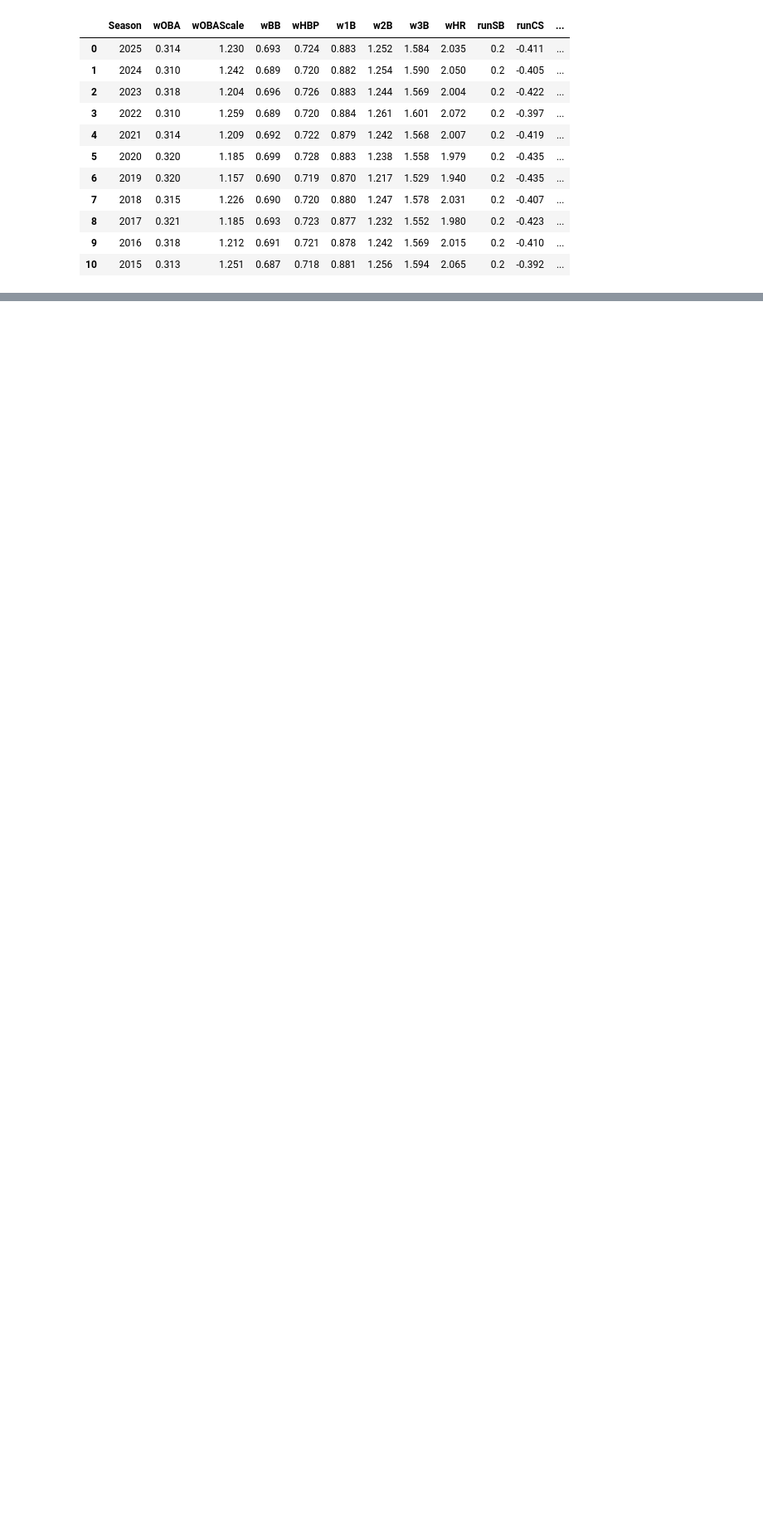
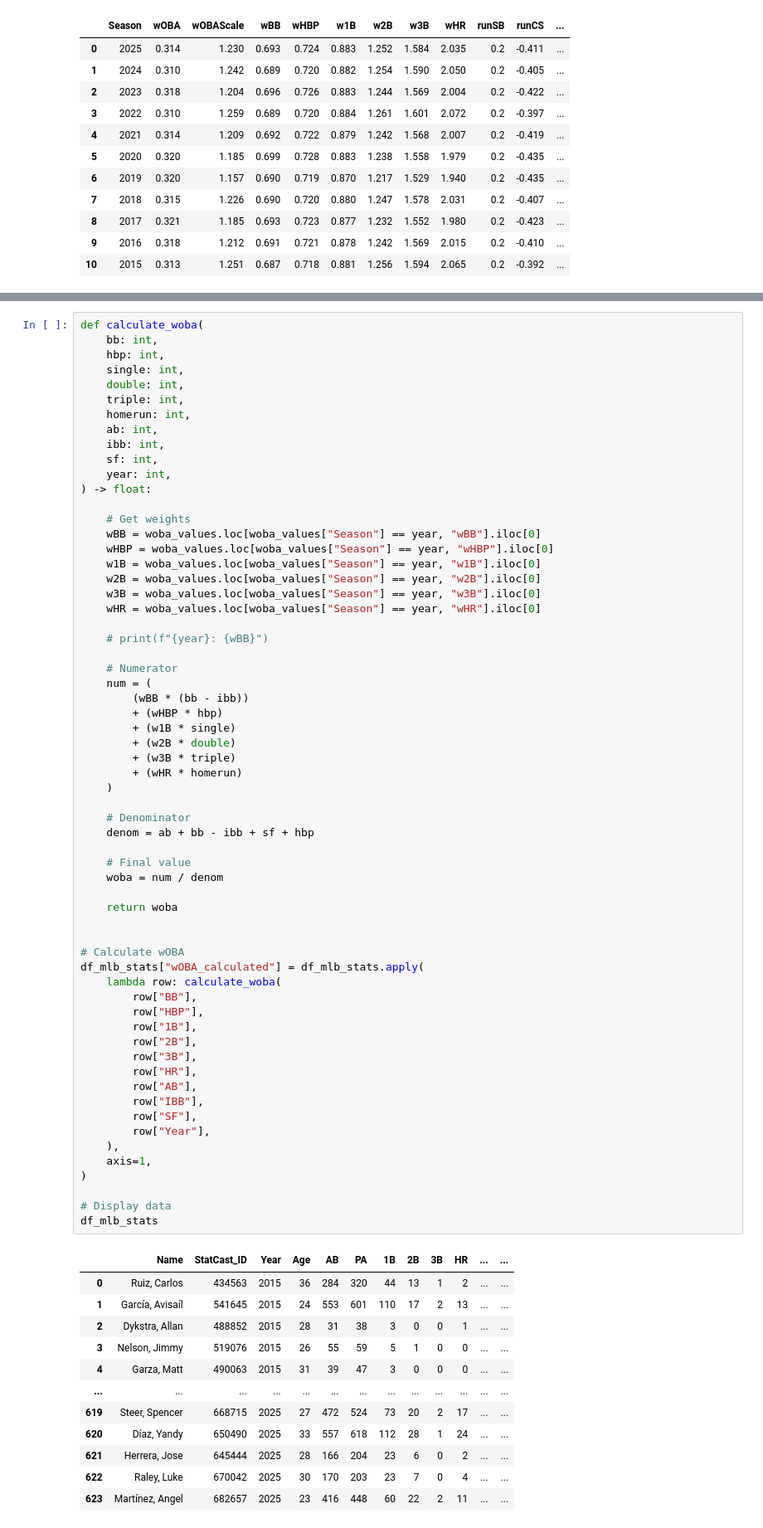
Before and after one commit to AnaqiAmir/MiLB-Prospects-Batting-Projections, a Jupyter notebook: mlb-stats-calculation.ipynb, the cells around one changed output, grey strips where cells are left out. Shown at 83% size. Drawn from its saved outputs; the diff is of its cells as text; blank space fills up the shorter version.

```diff
--- a/mlb-stats-calculation.ipynb
+++ b/mlb-stats-calculation.ipynb
@@ -254,0 +284,75 @@ woba_values
+# %%
+def calculate_woba(
+    bb: int,
+    hbp: int,
+    single: int,
+    double: int,
+    triple: int,
+    homerun: int,
+    ab: int,
+    ibb: int,
+    sf: int,
+    year: int,
+) -> float:
+
+    # Get weights
+    wBB = woba_values.loc[woba_values["Season"] == year, "wBB"].iloc[0]
+    wHBP = woba_values.loc[woba_values["Season"] == year, "wHBP"].iloc[0]
+    w1B = woba_values.loc[woba_values["Season"] == year, "w1B"].iloc[0]
+    w2B = woba_values.loc[woba_values["Season"] == year, "w2B"].iloc[0]
+    w3B = woba_values.loc[woba_values["Season"] == year, "w3B"].iloc[0]
+    wHR = woba_values.loc[woba_values["Season"] == year, "wHR"].iloc[0]
+
+    # print(f"{year}: {wBB}")
+
+    # Numerator
+    num = (
+        (wBB * (bb - ibb))
+        + (wHBP * hbp)
+        + (w1B * single)
+        + (w2B * double)
+        + (w3B * triple)
+        + (wHR * homerun)
+    )
+
+    # Denominator
+    denom = ab + bb - ibb + sf + hbp
+
+    # Final value
+    woba = num / denom
+
+    return woba
+
+
+# Calculate wOBA
+df_mlb_stats["wOBA_calculated"] = df_mlb_stats.apply(
+    lambda row: calculate_woba(
+        row["BB"],
+        row["HBP"],
+        row["1B"],
+        row["2B"],
+        row["3B"],
+        row["HR"],
+        row["AB"],
+        row["IBB"],
+        row["SF"],
+        row["Year"],
+    ),
+    axis=1,
+)
+
+# Display data
+df_mlb_stats
+# %% [output]
+|  | Name | StatCast_ID | Year | Age | AB | PA | 1B | 2B | 3B | HR | ... | ... |
+| 0 | Ruiz, Carlos | 434563 | 2015 | 36 | 284 | 320 | 44 | 13 | 1 | 2 | ... | ... |
+| 1 | García, Avisaíl | 541645 | 2015 | 24 | 553 | 601 | 110 | 17 | 2 | 13 | ... | ... |
+| 2 | Dykstra, Allan | 488852 | 2015 | 28 | 31 | 38 | 3 | 0 | 0 | 1 | ... | ... |
+| 3 | Nelson, Jimmy | 519076 | 2015 | 26 | 55 | 59 | 5 | 1 | 0 | 0 | ... | ... |
+| 4 | Garza, Matt | 490063 | 2015 | 31 | 39 | 47 | 3 | 0 | 0 | 0 | ... | ... |
+| ... | ... | ... | ... | ... | ... | ... | ... | ... | ... | ... | ... | ... |
+| 619 | Steer, Spencer | 668715 | 2025 | 27 | 472 | 524 | 73 | 20 | 2 | 17 | ... | ... |
+| 620 | Díaz, Yandy | 650490 | 2025 | 33 | 557 | 618 | 112 | 28 | 1 | 24 | ... | ... |
+| 621 | Herrera, Jose | 645444 | 2025 | 28 | 166 | 204 | 23 | 6 | 0 | 2 | ... | ... |
+| 622 | Raley, Luke | 670042 | 2025 | 30 | 170 | 203 | 23 | 7 | 0 | 4 | ... | ... |
+| 623 | Martínez, Angel | 682657 | 2025 | 23 | 416 | 448 | 60 | 22 | 2 | 11 | ... | ... |
```
Also changed, not shown: parts of 15 cells of this notebook.
